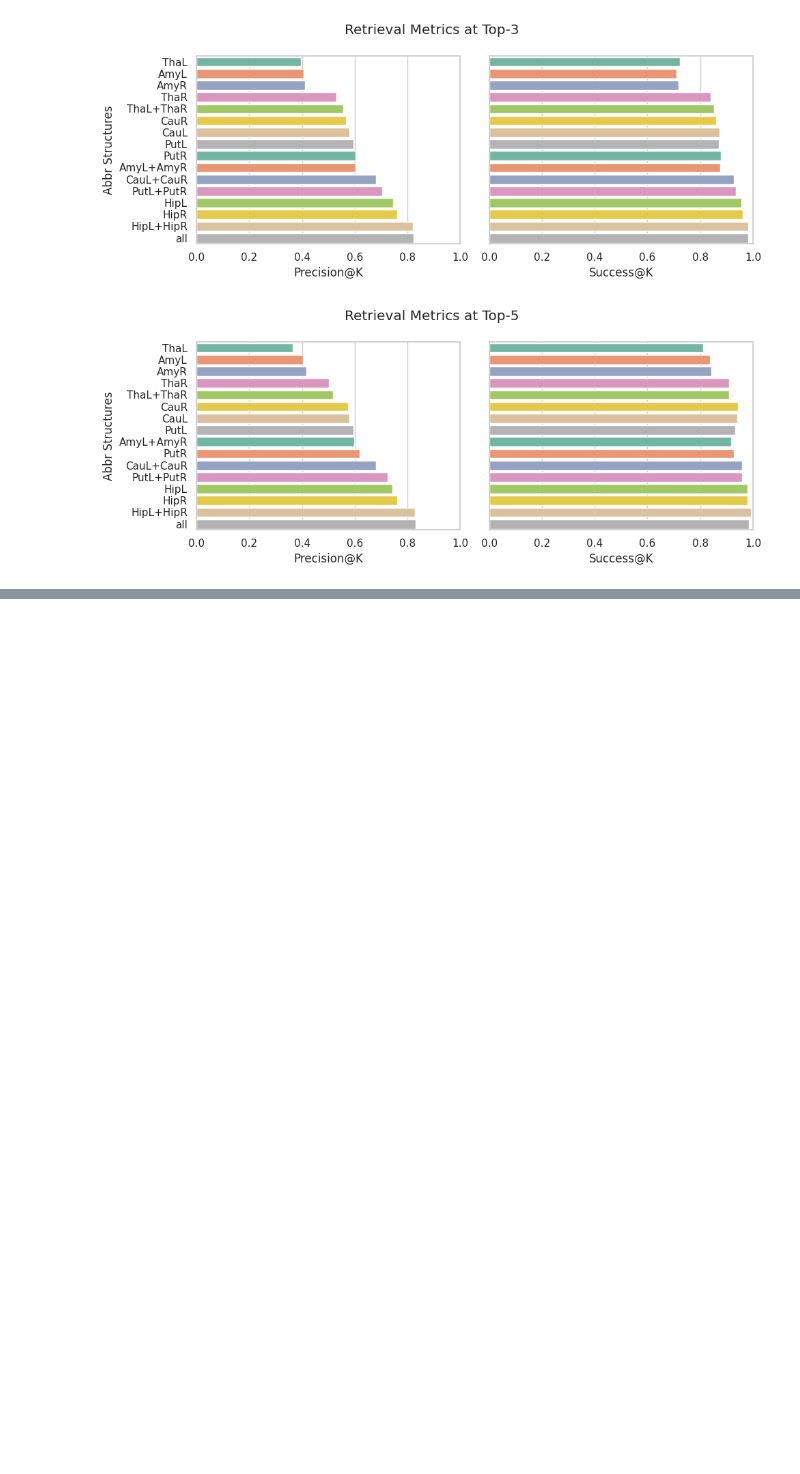
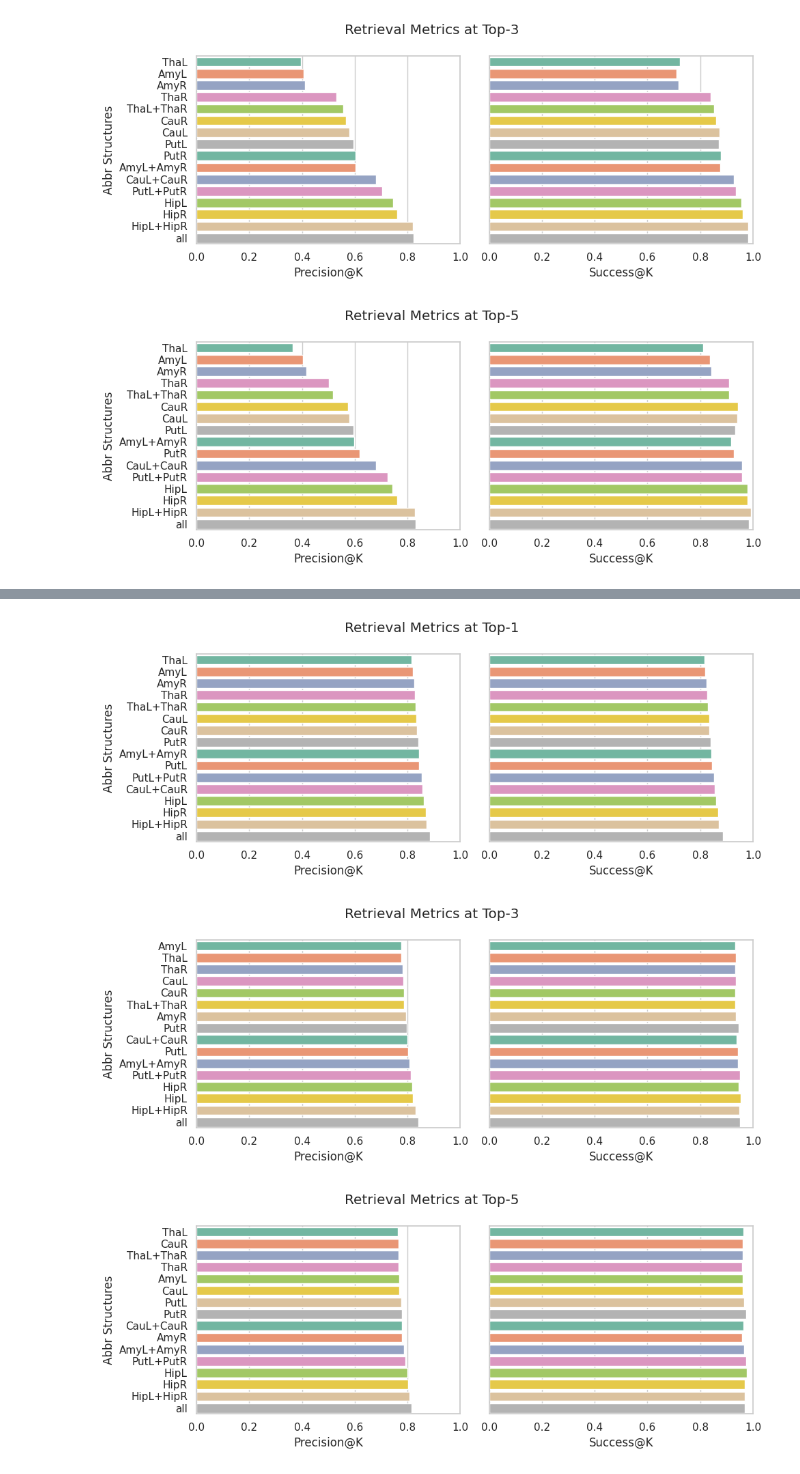
Before and after one commit to minnelab/NeuroCBIR, a Jupyter notebook: CBIR.ipynb, the cells around one changed output, grey strips where cells are left out. Cells and saved outputs as stored; diff of their text form; code cells hidden in the pictures; blank space fills up the shorter version.

Commit message:
evaluation SVF

```diff
--- a/CBIR.ipynb
+++ b/CBIR.ipynb
@@ -201,7 +208,7 @@ subc_strs = ['Amygdala (lh)', 'Hippocampus (lh)']
 top_k = 1
 
 combined_dataset = prepare_dataset_with_combined_features(dataset_feats, subc_strs)
-metrics = evaluate_similarity_retrieval(combined_dataset, top_k)
+metrics = evaluate_similarity_retrieval(combined_dataset, top_k, class_column="subject_id")
 
 print(f"Precision@{top_k}: {metrics['precision@k']:.4f}")
 print(f"Success@{top_k}: {metrics['success@k']:.4f}")
@@ -244,7 +257,7 @@ with tqdm(total=total_iterations, desc="Evaluating combinations") as pbar:
     for subc_strs in list_subc_strs:
         for top_k in list_top_k:
             combined_dataset = prepare_dataset_with_combined_features(dataset_feats, subc_strs)
-            metrics = evaluate_similarity_retrieval(combined_dataset, top_k)
+            metrics = evaluate_similarity_retrieval(combined_dataset, top_k, class_column="subject_id")
 
             results.append({
                 "Structures": ', '.join(subc_strs),
@@ -359,0 +375,13 @@ for k in unique_k:
+# %%
+from cbir.feature_engineering import prepare_dataset_with_combined_features
+from cbir.evaluation import evaluate_similarity_retrieval
+
+# Example usage
+subc_strs = ['Amygdala (lh)', 'Hippocampus (lh)']
+top_k = 3
+
+combined_dataset = prepare_dataset_with_combined_features(dataset_feats, subc_strs)
+metrics = evaluate_similarity_retrieval(combined_dataset, top_k, class_column="label")
+
+print(f"Precision@{top_k}: {metrics['precision@k']:.4f}")
+print(f"Success@{top_k}: {metrics['success@k']:.4f}")
@@ -359,0 +459,61 @@ for k in unique_k:
+# %%
+import pandas as pd
+import matplotlib.pyplot as plt
+import seaborn as sns
+
+# Set plot style and font size for clarity
+plt.style.use('default')
+plt.rcParams.update({'font.size': 7})
+
+# Abbreviations
+structure_abbr = {
+    'Hippocampus (lh)': 'HipL',
+    'Hippocampus (rh)': 'HipR',
+    'Amygdala (lh)': 'AmyL',
+    'Amygdala (rh)': 'AmyR',
+    'Thalamus (lh)': 'ThaL',
+    'Thalamus (rh)': 'ThaR',
+    'Caudate (lh)': 'CauL',
+    'Caudate (rh)': 'CauR',
+    'Putamen (lh)': 'PutL',
+    'Putamen (rh)': 'PutR',
+}
+
+def abbreviate_structures(structure_str):
+    if len(structure_str.split(', ')) >= 10:
+        return 'all'
+    return '+'.join([structure_abbr.get(s.strip(), s) for s in structure_str.split(', ')])
+
+df = pd.DataFrame(results)
+df['Abbr Structures'] = df['Structures'].apply(abbreviate_structures)
+
+# Plotting
+sns.set(style="whitegrid")
+unique_k = sorted(df['Top-K'].unique())
+
+for k in unique_k:
+    df_k = df[df['Top-K'] == k].sort_values(by='Precision@K', ascending=True)
+
+    fig, axes = plt.subplots(1, 2, figsize=(10, max(4, 0.2 * len(df_k))), sharey=True)
+
+    for i, metric in enumerate(['Precision@K', 'Success@K']):
+        sns.barplot(
+                    data=df_k,
+                    y='Abbr Structures',
+                    x=metric,
+                    ax=axes[i],
+                    hue='Abbr Structures',
+                    dodge=False,
+                    legend=False,
+                    palette='Set2'
+                )
+        axes[i].set_xlim([0, 1])
+
+
+    plt.suptitle(f'Retrieval Metrics at Top-{k}')
+    plt.tight_layout()
+    plt.show()
+# %% [output]
+[figure, added]
+[figure, added]
+[figure, added]
```
Also changed, not shown: parts of 8 cells of this notebook, 4 other files.
